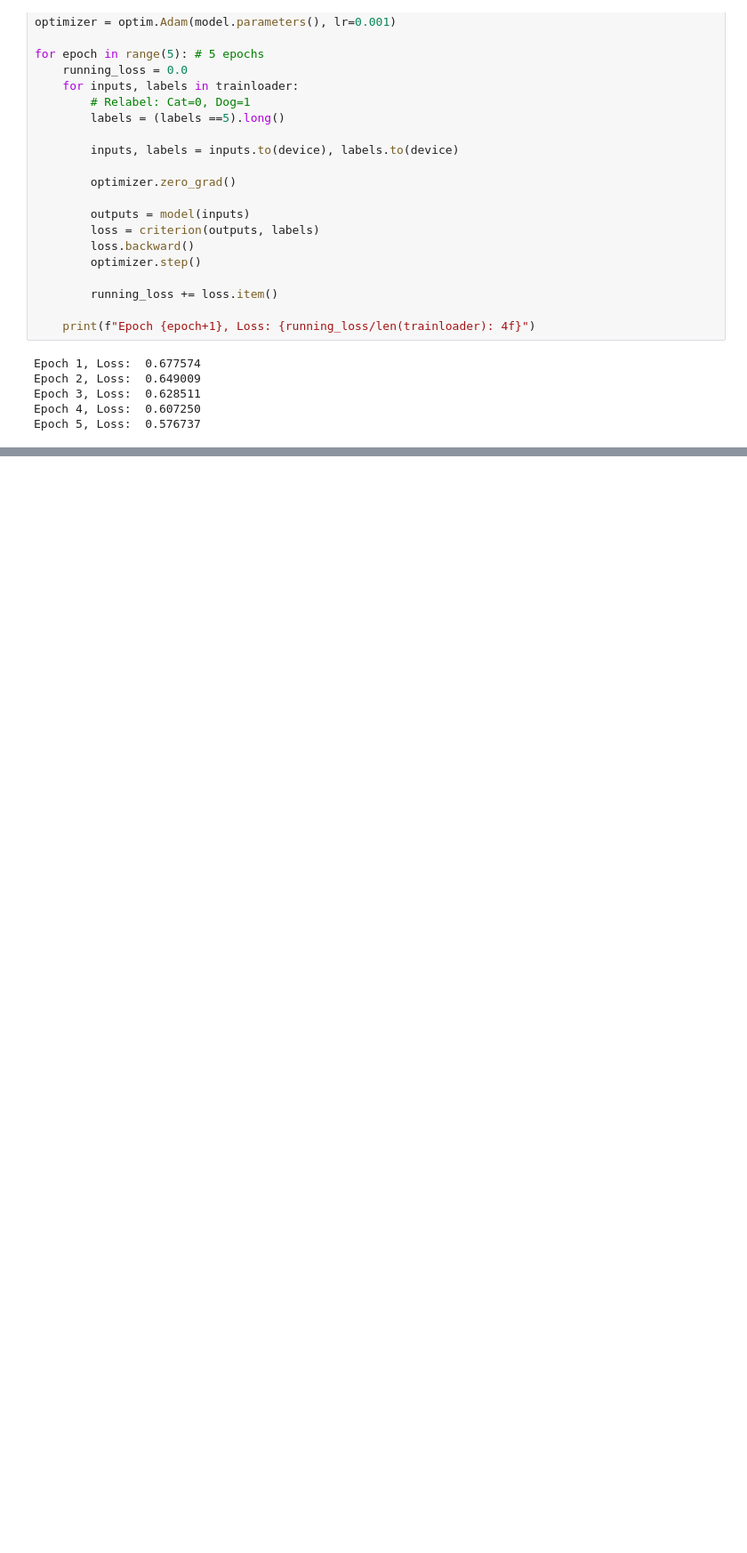
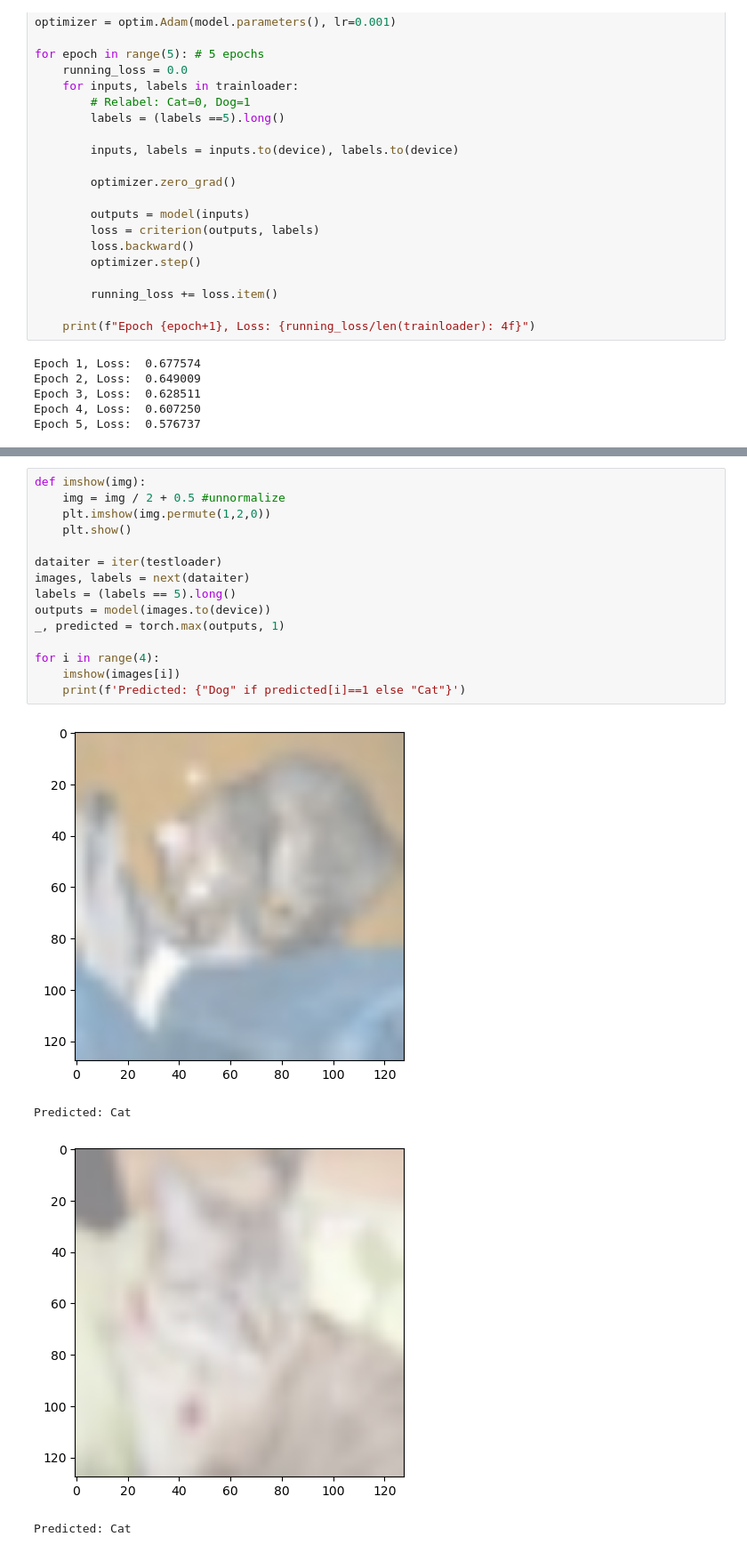
Before and after one commit to yared-shewarade/PyTorch_Model_Trainig_Pipelines, a Jupyter notebook: cats_dogs.ipynb, the cells around one changed output, grey strips where cells are left out. Shown at 89% size. Drawn from its saved outputs; the diff is of its cells as text; blank space fills up the shorter version.

```diff
--- a/cats_dogs.ipynb
+++ b/cats_dogs.ipynb
@@ -128,0 +150,20 @@ Epoch 5, Loss:  0.576737
+# %%
+def imshow(img):
+    img = img / 2 + 0.5 #unnormalize
+    plt.imshow(img.permute(1,2,0))
+    plt.show()
+
+dataiter = iter(testloader)
+images, labels = next(dataiter)
+labels = (labels == 5).long()
+outputs = model(images.to(device))
+_, predicted = torch.max(outputs, 1)
+
+for i in range(4):
+    imshow(images[i])
+    print(f'Predicted: {"Dog" if predicted[i]==1 else "Cat"}')
+# %% [output]
+[figure, added]
+Predicted: Cat
+[figure, added]
+Predicted: Cat
```
Also changed, not shown: parts of 4 cells of this notebook.
